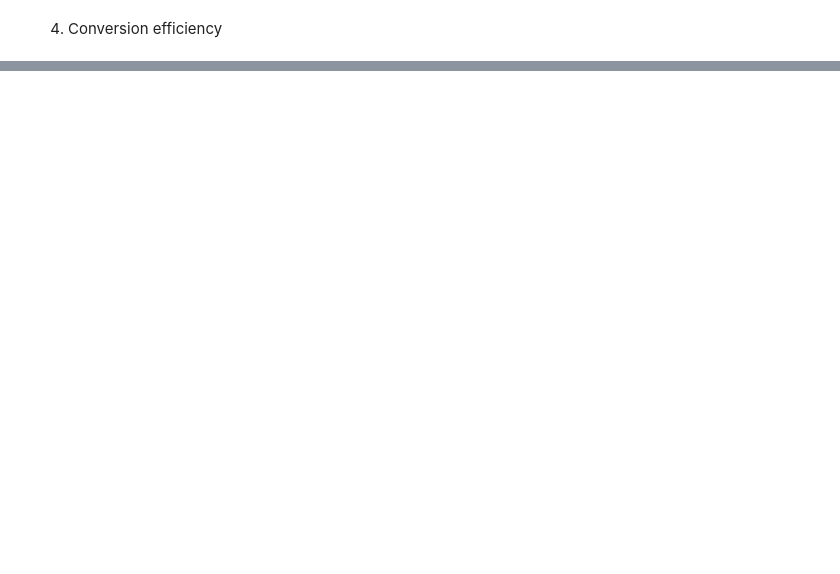
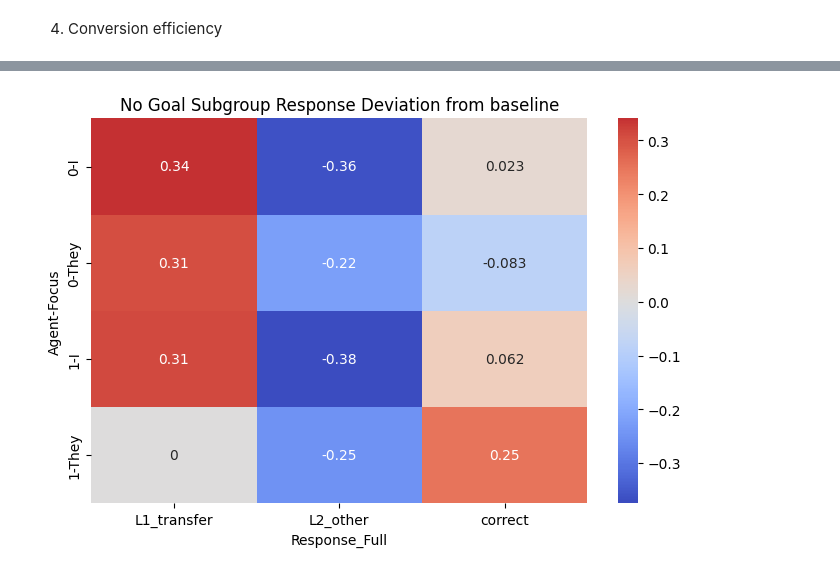
Before and after one commit to RoSoMu/counterfactual-desiderative-processing, a Jupyter notebook: notebooks/modeling/06_response_opportunity_analysis.ipynb, the cells around one changed output, grey strips where cells are left out. Drawn from its saved outputs; the diff is of its cells as text; code cells hidden in the pictures; blank space fills up the shorter version.

```diff
--- a/notebooks/modeling/06_response_opportunity_analysis.ipynb
+++ b/notebooks/modeling/06_response_opportunity_analysis.ipynb
@@ -192,0 +29,2 @@ subgroup_actors = subgroup_theoretical[subgroup_theoretical["Focus"] == "I"].cop
+# %%
+no_goals = subgroup_theoretical[subgroup_theoretical["Goal_Type"]== "no_goal"].copy()
@@ -340,0 +233,8 @@ Goal-frequent and goal-non-frequent patterns are remarkably similar when agency
+# %%
+proportions = pd.crosstab(
+    [no_goals["Agent"], no_goals["Focus"]],
+    no_goals["Response_Full"],
+    normalize="index"
+)
+
+proportions
@@ -340,0 +266,14 @@ Goal-frequent and goal-non-frequent patterns are remarkably similar when agency
+# %%
+plt.figure(figsize=(8, 5))
+
+sns.heatmap(
+    deviation,
+    annot=True,
+    cmap="coolwarm",
+    center=0
+)
+
+plt.title("No Goal Subgroup Response Deviation from baseline")
+plt.show()
+# %% [output]
+[figure, added]
```
Also changed, not shown: parts of 48 cells of this notebook, 9 other files.
